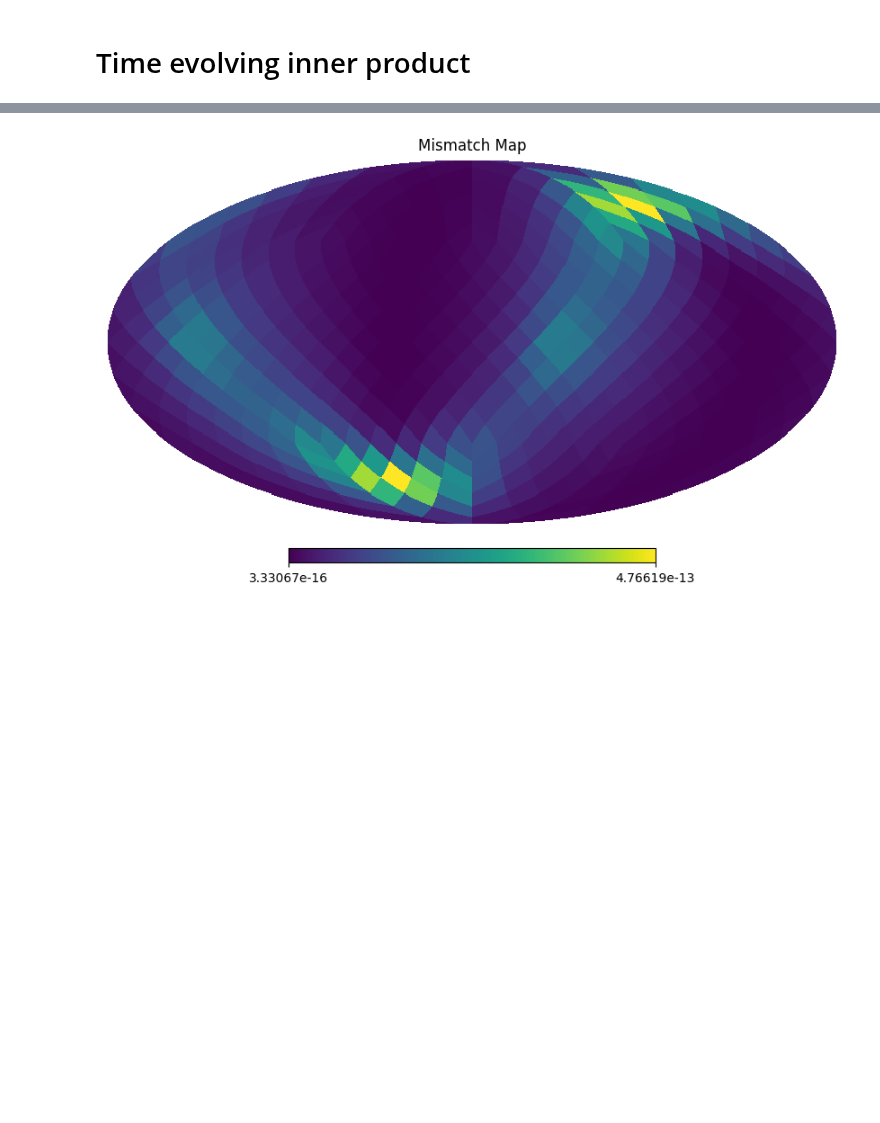
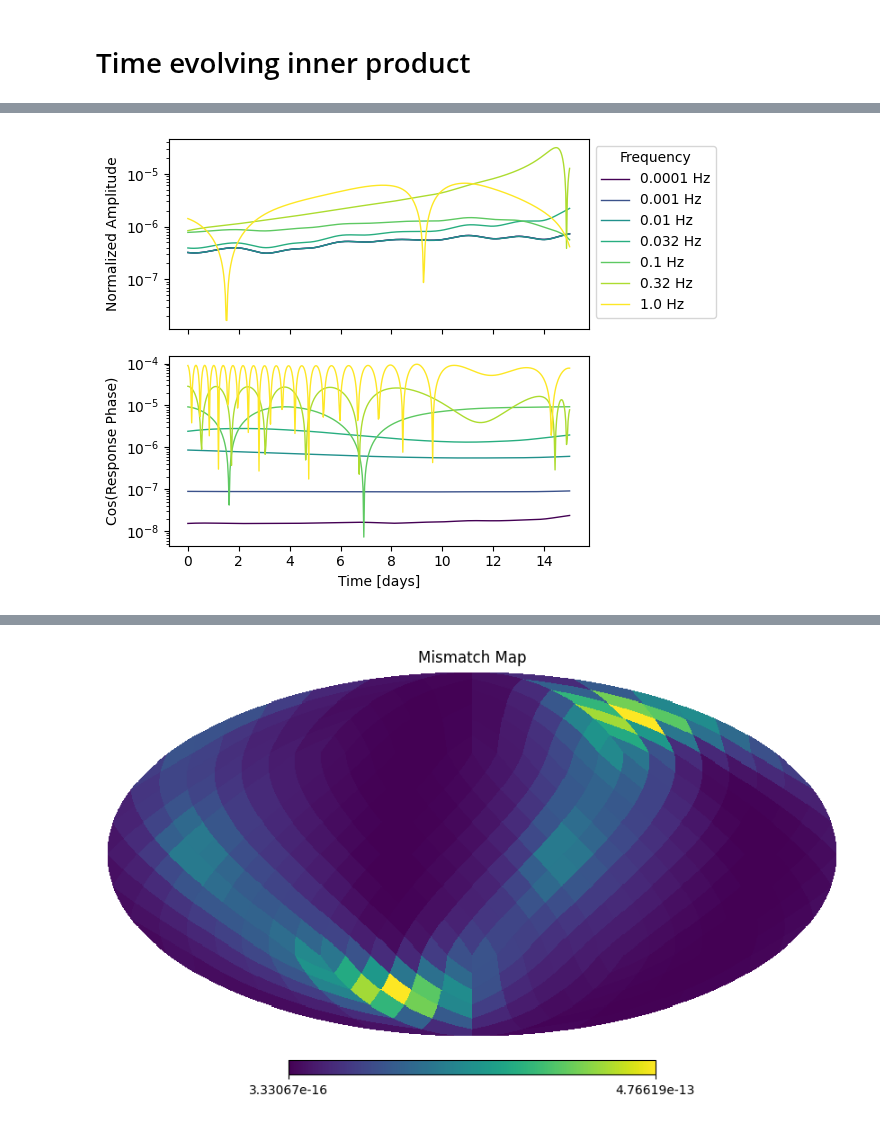
Before and after one commit to lorenzsp/ResponseRequirements, a Jupyter notebook: ResponseExploration.ipynb, the cells around one changed output, grey strips where cells are left out. Saved outputs shown, nothing was run; the diff lists cells and outputs as text; code cells hidden in the pictures; blank space fills up the shorter version.

```diff
--- a/ResponseExploration.ipynb
+++ b/ResponseExploration.ipynb
@@ -374,3 +421,48 @@ strain2AET_boosted.shape, cov_AET.shape
+# %%
+with h5py.File("data/response_evolution_plot.h5", "w") as ds:
+    ds.create_dataset("array_ltts", data=array_ltts)
+    ds.create_dataset("frequencies", data=f)
+    ds.create_dataset("phase_map", data=phase_map)
+    ds.create_dataset("amp_map", data=amp_map)
+    ds.create_dataset("phase_map_pert", data=phase_map_pert)
+    ds.create_dataset("amp_map_pert", data=amp_map_pert)
+
+
+fig, (ax_amp, ax_phase) = plt.subplots(
+    2, 1, sharex=True
+)
+
+t_days = array_ltts / 86400.0
+freq_vals = np.asarray(f)
+
+if np.all(freq_vals > 0):
+    norm = mcolors.LogNorm(vmin=freq_vals.min(), vmax=freq_vals.max())
+    cbar_label = "Frequency [Hz]"
+else:
+    norm = mcolors.Normalize(vmin=freq_vals.min(), vmax=freq_vals.max())
+    cbar_label = "Frequency"
+
+cmap = plt.cm.viridis
+
+for i, fi in enumerate(freq_vals):
+    color = cmap(norm(fi))
+    ax_amp.semilogy(t_days, np.abs(1-amp_map[i]/amp_map_pert[i]), color=color, lw=1, label=f"{fi:.2} Hz")
+    ax_phase.semilogy(t_days, np.abs(phase_map[i] - phase_map_pert[i]), color=color, lw=1)
+
+ax_amp.set_ylabel("Normalized Amplitude")
+# ax_amp.set_title("Response amplitude evolution")
+ax_amp.legend(title="Frequency", bbox_to_anchor=(1.00, 1), loc='upper left', title_fontsize=10)
+
+ax_phase.set_ylabel(r"Cos(Response Phase)")
+ax_phase.set_xlabel("Time [days]")
+# ax_phase.set_title("Response phase evolution")
+
+sm = plt.cm.ScalarMappable(cmap=cmap, norm=norm)
+sm.set_array([])
+
+plt.tight_layout()
+# %% [output]
+[figure, added]
 # %%
 A_A = 4 * np.einsum("ijklm,ijklr,ijkrm->ijk",np.conj(strain2AET_boosted), inv_cov_AET, strain2AET_boosted).real
 A_B = 4 * np.einsum("ijklm,ijklr,ijkrm->ijk",np.conj(strain2AET_boosted), inv_cov_AET, strain2AET_boosted_perturbed).real
```
Also changed, not shown: parts of 7 cells of this notebook, 6 other files.
